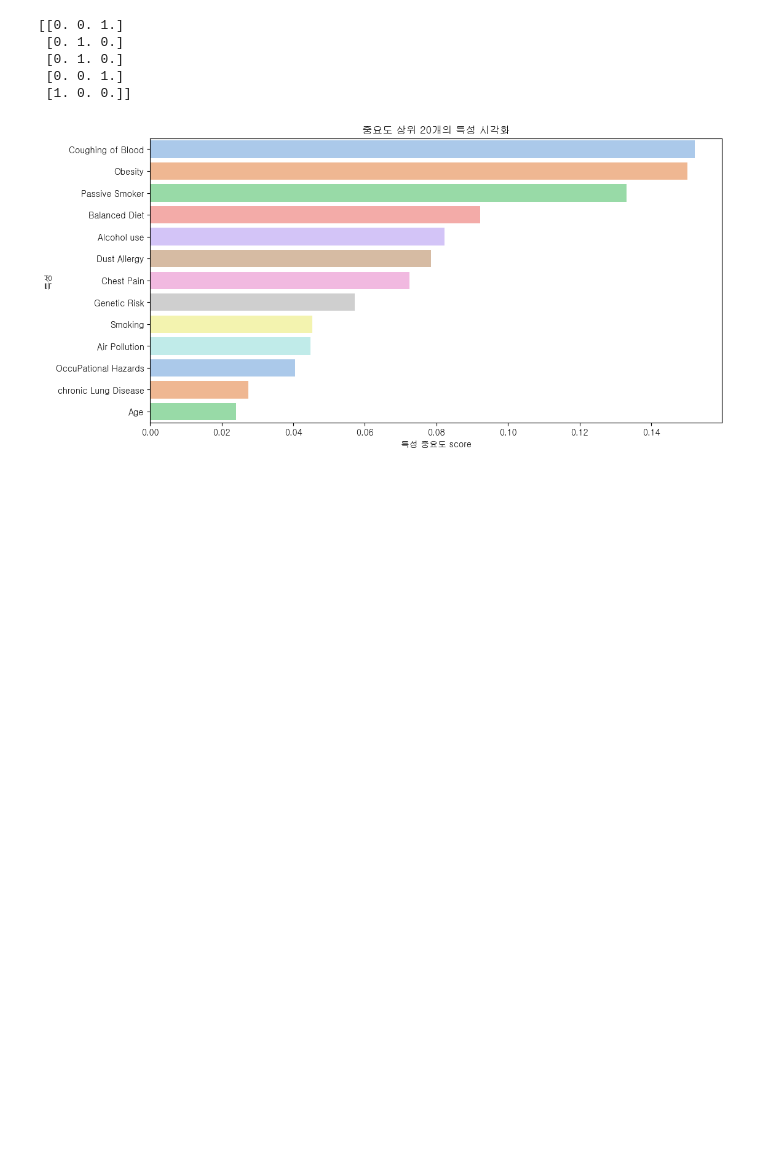
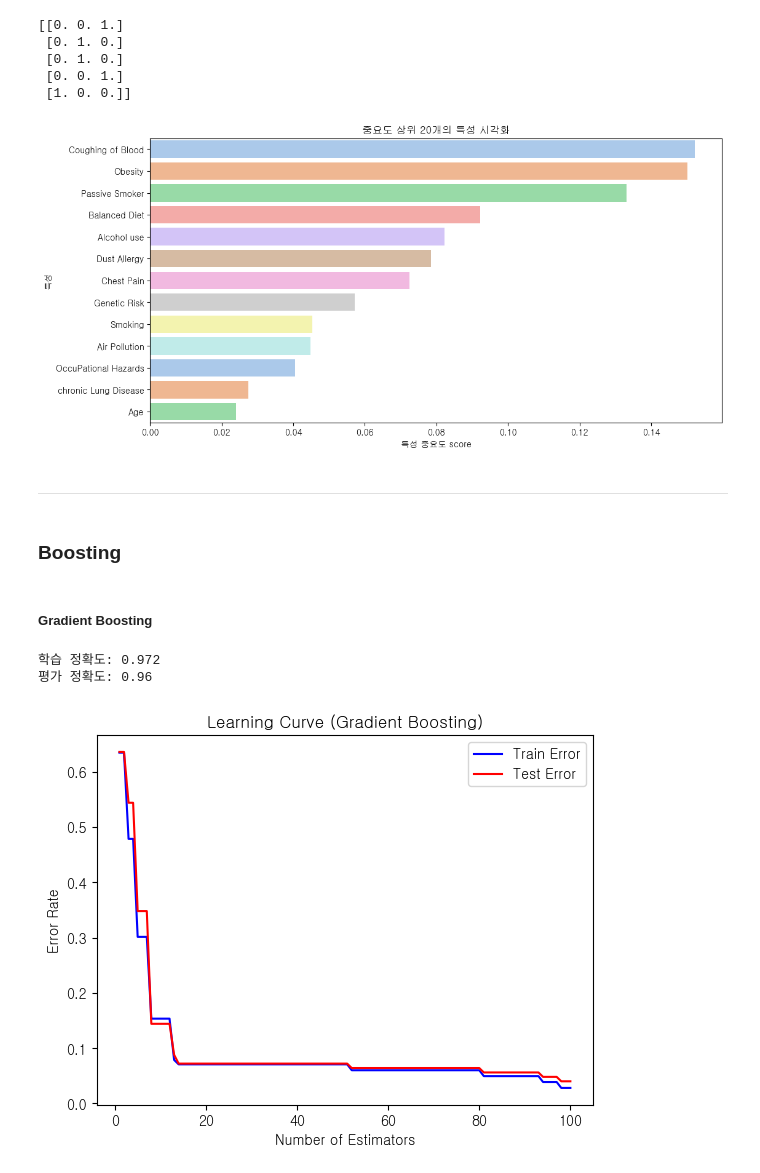
Before and after one commit to encore-SKN11/ML-3Team, a Jupyter notebook: ml_hyg.ipynb, the cells around one changed output. Saved outputs shown, nothing was run; the diff lists cells and outputs as text; code cells hidden in the pictures; blank space fills up the shorter version.

Commit message:
gradient boosting

```diff
--- a/ml_hyg.ipynb
+++ b/ml_hyg.ipynb
@@ -573,3 +573,52 @@ plt.title("중요도 상위 20개의 특성 시각화")
 plt.show()
 # %% [output]
 [figure]
+# %% [markdown]
+---
+# %% [markdown]
+### Boosting
+# %% [markdown]
+##### Gradient Boosting
+# %%
+from sklearn.ensemble import GradientBoostingClassifier
+
+gb_clf = GradientBoostingClassifier(
+    n_estimators = 100,
+    learning_rate = 0.01
+)
+
+gb_clf.fit(X_train, y_train)
+
+y_pred_train = gb_clf.predict(X_train)
+y_pred_test = gb_clf.predict(X_test)
+
+print(f'학습 정확도: {accuracy_score(y_train, y_pred_train)}')
+print(f'평가 정확도: {accuracy_score(y_test, y_pred_test)}')
+# %% [output]
+학습 정확도: 0.972
+평가 정확도: 0.96
+# %%
+# 모델의 수렴 과정
+
+# 학습 과정을 시각화하기 위한 로그 수집
+train_errors, test_errors = [], []
+
+# 여러 단계에 대해 예측과 정확도 계산
+for i in range(1, 101):
+    gb_clf = GradientBoostingClassifier(n_estimators=i, learning_rate=0.01)
+    gb_clf.fit(X_train, y_train)
+
+    # 학습 및 테스트 오류 추적
+    train_errors.append(1 - accuracy_score(y_train, gb_clf.predict(X_train)))
+    test_errors.append(1 - accuracy_score(y_test, gb_clf.predict(X_test)))
+
+# 학습과 테스트 오류 시각화
+plt.plot(range(1, 101), train_errors, label="Train Error", color="blue")
+plt.plot(range(1, 101), test_errors, label="Test Error", color="red")
+plt.xlabel("Number of Estimators")
+plt.ylabel("Error Rate")
+plt.title("Learning Curve (Gradient Boosting)")
+plt.legend()
+plt.show()
+# %% [output]
+[figure, added]
```
Also changed, not shown: parts of 2 cells of this notebook.
